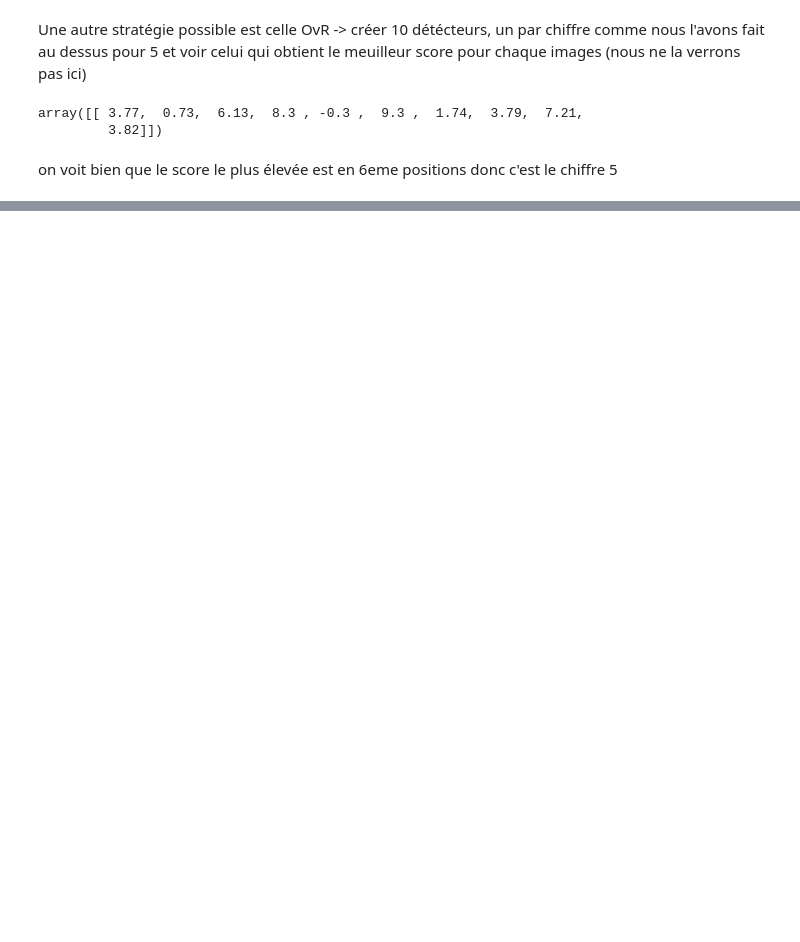
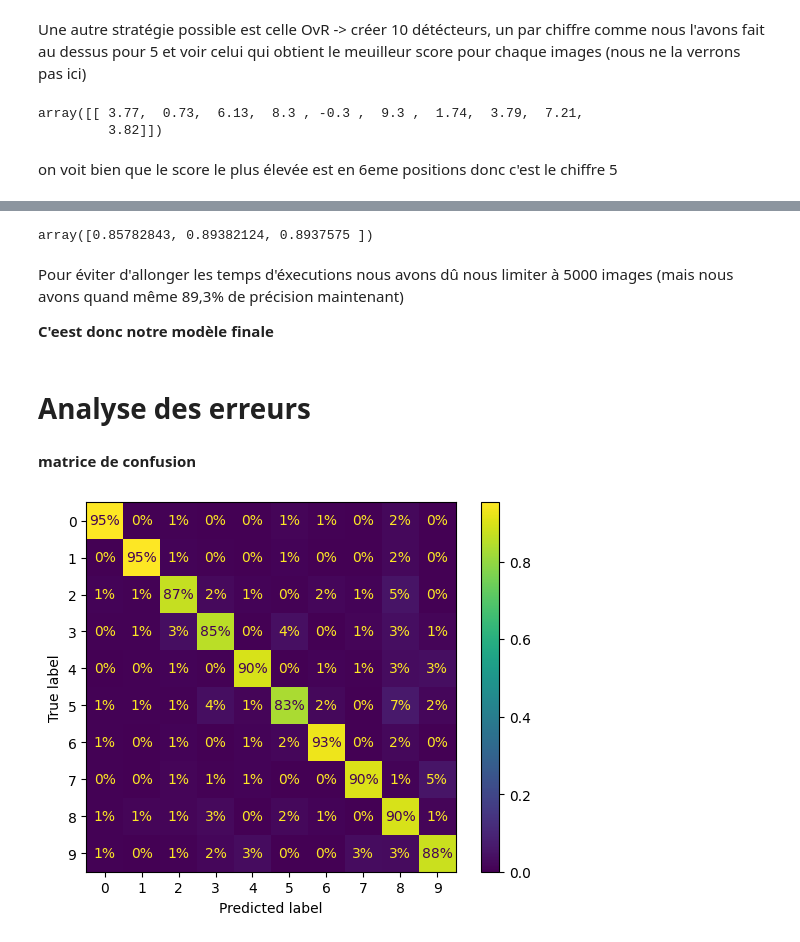
Before and after one commit to el-masry-abdelrhman/Handwritten-Digit-Recognition-in-python, a Jupyter notebook: calligraphy_reader.ipynb, the cells around one changed output, grey strips where cells are left out. Cells and saved outputs as stored; diff of their text form; code cells hidden in the pictures; blank space fills up the shorter version.

```diff
--- a/calligraphy_reader.ipynb
+++ b/calligraphy_reader.ipynb
@@ -61,7 +61,7 @@ Les valeurs sont bien celles des images ci-dessus
 # %% [markdown]
 # **Data Split**
 # %%
-X_train, X_test, y_train, y_test = X[:60000], X[60000:], y[:60000], y[60000]
+X_train, X_test, y_train, y_test = X[:60000], X[60000:], y[:60000], y[:60000]
 # %% [markdown]
 # **Binary classifier training**
 # %% [markdown]
@@ -326,0 +346,4 @@ on voit bien que le score le plus élevée est en 6eme positions donc c'est le c
+# %%
+sgd_clf = SGDClassifier(random_state=42)
+sgd_clf.fit(X_train, y_train)
+sgd_clf.predict([X[0]])
@@ -326,0 +364,5 @@ on voit bien que le score le plus élevée est en 6eme positions donc c'est le c
+# %%
+from sklearn.preprocessing import StandardScaler
+scaler  = StandardScaler()
+X_train_scaled = scaler.fit_transform(X_train.astype("float64"))
+cross_val_score(sgd_clf, X_train_scaled[:5000], y_train[:5000], cv=3, scoring="accuracy")
@@ -326,0 +404,22 @@ on voit bien que le score le plus élevée est en 6eme positions donc c'est le c
+# %%
+best_model = grid_search.best_estimator_
+cross_val_score(best_model,X_train_scaled[:5000], y_train[:5000], cv=3, scoring="accuracy")
+# %% [output]
+array([0.85782843, 0.89382124, 0.8937575 ])
+# %% [markdown]
+Pour éviter d'allonger les temps d'éxecutions nous avons dû nous limiter à 5000 images (mais nous avons quand même 89,3% de précision maintenant)
+
+**C'eest donc notre modèle finale**
+# %% [markdown]
+# **Analyse des erreurs**
+# %% [markdown]
+**matrice de confusion**
+# %%
+from sklearn.metrics import ConfusionMatrixDisplay as cm
+n=15000
+y_train_pred = cross_val_predict(sgd_clf, X_train_scaled[:n], y_train[:n], cv=3)
+# %%
+cm.from_predictions(y_train[:n],y_train_pred,normalize="true", values_format=".0%")
+plt.show()
+# %% [output]
+[figure, added]
```
Also changed, not shown: parts of 23 cells of this notebook.
